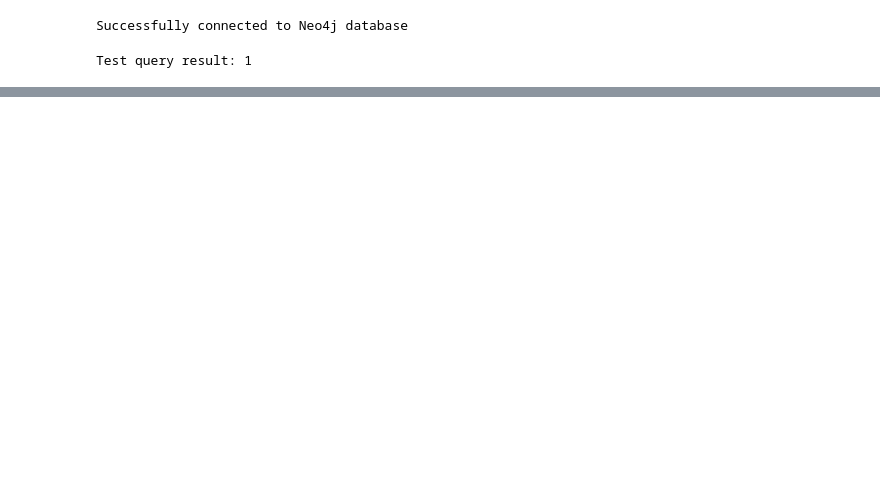
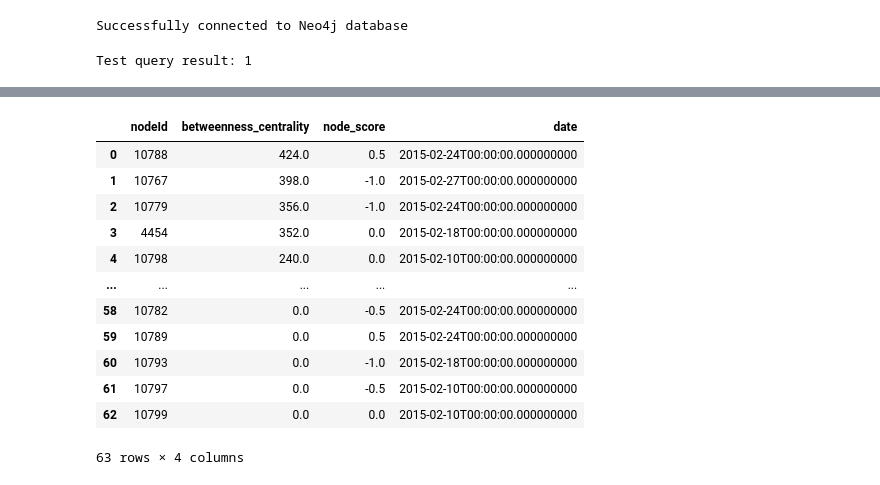
Before and after one commit to andertbrin/tcc_mba_usp_esalq, a Jupyter notebook: app/3. create_graph.ipynb, the cells around one changed output, grey strips where cells are left out. Drawn from its saved outputs; the diff is of its cells as text; code cells hidden in the pictures; blank space fills up the shorter version.

```diff
--- a/app/3. create_graph.ipynb
+++ b/app/3. create_graph.ipynb
@@ -155,9 +170,6 @@ for ind, row in df_llm.iterrows():
         }
     )
     print(f"Processed record {ind} with URL: {row['url']}")
-
-    if ind >= 200:
-        break
 # %% [output]
 Processed record 0 with URL: https://www.federalreserve.gov/newsevents/pressreleases/monetary20260128a.htm
 Processed record 1 with URL: https://www.federalreserve.gov/newsevents/pressreleases/monetary20260128a.htm
@@ -249,7 +414,0 @@ df_llm.head()
-# %%
-records, summary, keys = driver.execute_query("""
-    MATCH (p:Person)-[:KNOWS]->(:Person)
-    RETURN p.name AS name
-    """,
-    database_="<database-name>",
-)
@@ -257,0 +522,34 @@ ClientError: {neo4j_code: Neo.ClientError.Database.DatabaseNotFound} {message: U
+# %%
+def run_betweenness_centrality():
+    query = """
+    CALL gds.betweenness.stream(
+        'signal-wcc',
+        {relationshipWeightProperty: 'score_similarity'}
+    )
+    YIELD nodeId, score
+    RETURN
+        nodeId,
+        score AS betweenness_centrality,
+        gds.util.asNode(nodeId).score AS node_score,
+        gds.util.asNode(nodeId).date AS date
+    ORDER BY betweenness_centrality DESC
+    """
+    records, summary, keys = driver.execute_query(query)
+    return pd.DataFrame([record.data() for record in records])
+
+betweenness_results = run_betweenness_centrality()
+betweenness_results
+# %% [output]
+|  | nodeId | betweenness_centrality | node_score | date |
+| 0 | 10788 | 424.0 | 0.5 | 2015-02-24T00:00:00.000000000 |
+| 1 | 10767 | 398.0 | -1.0 | 2015-02-27T00:00:00.000000000 |
+| 2 | 10779 | 356.0 | -1.0 | 2015-02-24T00:00:00.000000000 |
+| 3 | 4454 | 352.0 | 0.0 | 2015-02-18T00:00:00.000000000 |
+| 4 | 10798 | 240.0 | 0.0 | 2015-02-10T00:00:00.000000000 |
+| ... | ... | ... | ... | ... |
+| 58 | 10782 | 0.0 | -0.5 | 2015-02-24T00:00:00.000000000 |
+| 59 | 10789 | 0.0 | 0.5 | 2015-02-24T00:00:00.000000000 |
+| 60 | 10793 | 0.0 | -1.0 | 2015-02-18T00:00:00.000000000 |
+| 61 | 10797 | 0.0 | -0.5 | 2015-02-10T00:00:00.000000000 |
+| 62 | 10799 | 0.0 | 0.0 | 2015-02-10T00:00:00.000000000 |
+63 rows × 4 columns
```
Also changed, not shown: parts of 30 cells of this notebook, 30 other files.
